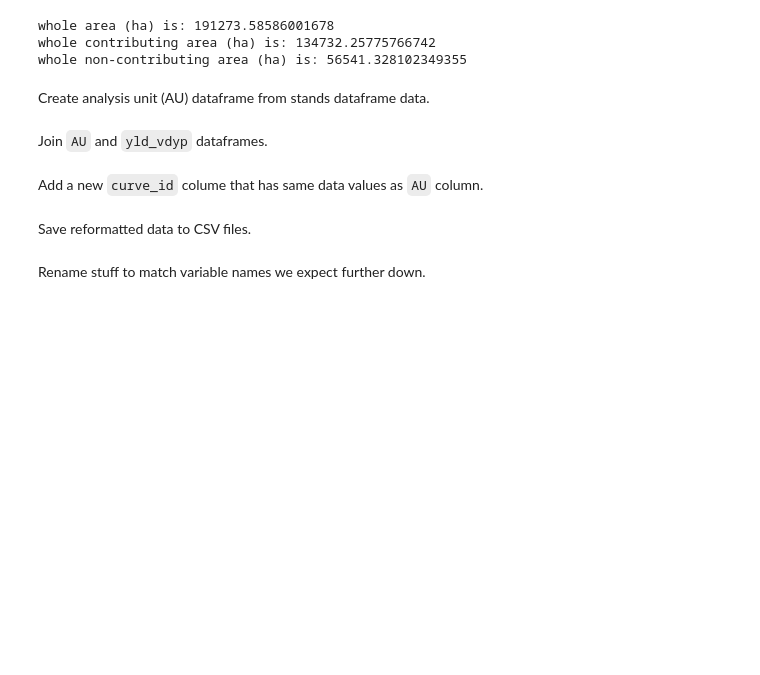
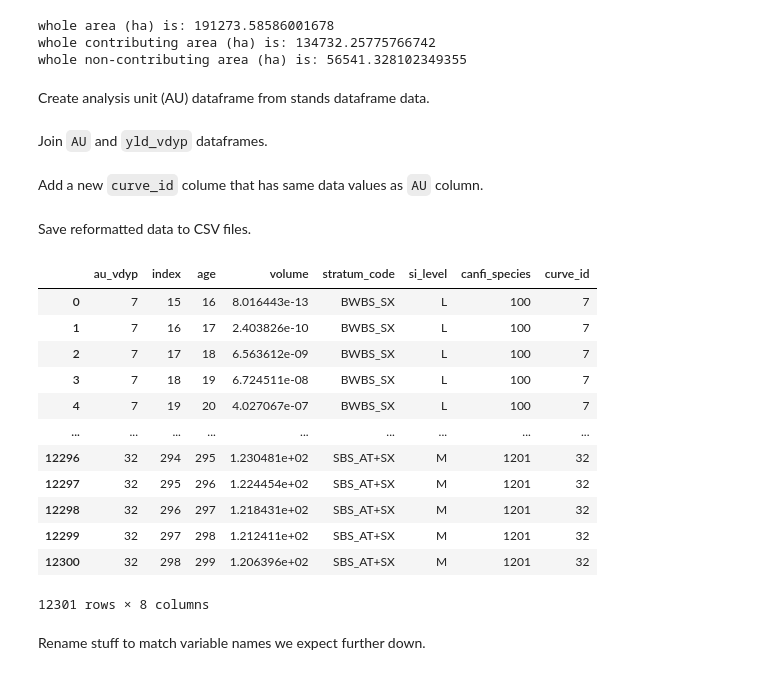
Before and after one commit to UBC-FRESH/nbds_dss, a Jupyter notebook: 00_woodstock_files_mining_site_2.ipynb, the cells around one changed output. Cells and saved outputs as stored; diff of their text form; code cells hidden in the pictures; blank space fills up the shorter version.

```diff
--- a/00_woodstock_files_mining_site_2.ipynb
+++ b/00_woodstock_files_mining_site_2.ipynb
@@ -26,21 +26,10 @@ max_age =  1000
 # %%
 # Input paths
 vdyp_curves_smooth_tsa04_path = './data/vdyp_curves_smooth-tsa04.feather'
-
-stands_shape_file_path = './data/mining_site_2_largedata/mining_site_2.shp'
+stands_shape_file_path = './data/mining_site_2_large_data/mining_site_2.shp'
 
 
 # Output paths
-stands_csv_path = './data/large_data/mining_site_2_stands.csv'
-
-stands__csv_path = './data/large_data/mining_site_2_stands_.csv'
-
-stands_mdf_csv_path = './data/large_data/mining_site_2_stands_mdf.csv'
-
-yld_vdyp_csv_path = './data/large_data/mining_site_2_yld_vdyp.csv'
-
-yldmerged_csv_path = './data/large_data/mining_site_2_yldmerged.csv'
-
 woodstock_model_files_lan_path = './data/woodstock_model_files_mining_site_2/mining_site_2.lan'
 woodstock_model_files_are_path = './data/woodstock_model_files_mining_site_2/mining_site_2.are'
 woodstock_model_files_yld_path = './data/woodstock_model_files_mining_site_2mining_site_2.yld'
@@ -304,3 +286,19 @@ stands.to_csv(stands_csv_path, header=True, index=False)
+# %%
+yldmerged
+# %% [output]
+|  | au_vdyp | index | age | volume | stratum_code | si_level | canfi_species | curve_id |
+| 0 | 7 | 15 | 16 | 8.016443e-13 | BWBS_SX | L | 100 | 7 |
+| 1 | 7 | 16 | 17 | 2.403826e-10 | BWBS_SX | L | 100 | 7 |
+| 2 | 7 | 17 | 18 | 6.563612e-09 | BWBS_SX | L | 100 | 7 |
+| 3 | 7 | 18 | 19 | 6.724511e-08 | BWBS_SX | L | 100 | 7 |
+| 4 | 7 | 19 | 20 | 4.027067e-07 | BWBS_SX | L | 100 | 7 |
+| ... | ... | ... | ... | ... | ... | ... | ... | ... |
+| 12296 | 32 | 294 | 295 | 1.230481e+02 | SBS_AT+SX | M | 1201 | 32 |
+| 12297 | 32 | 295 | 296 | 1.224454e+02 | SBS_AT+SX | M | 1201 | 32 |
+| 12298 | 32 | 296 | 297 | 1.218431e+02 | SBS_AT+SX | M | 1201 | 32 |
+| 12299 | 32 | 297 | 298 | 1.212411e+02 | SBS_AT+SX | M | 1201 | 32 |
+| 12300 | 32 | 298 | 299 | 1.206396e+02 | SBS_AT+SX | M | 1201 | 32 |
+12301 rows × 8 columns
 # %% [markdown]
 Rename stuff to match variable names we expect further down.
 # %%
```
Also changed, not shown: parts of 5 cells of this notebook, 12 other files.
